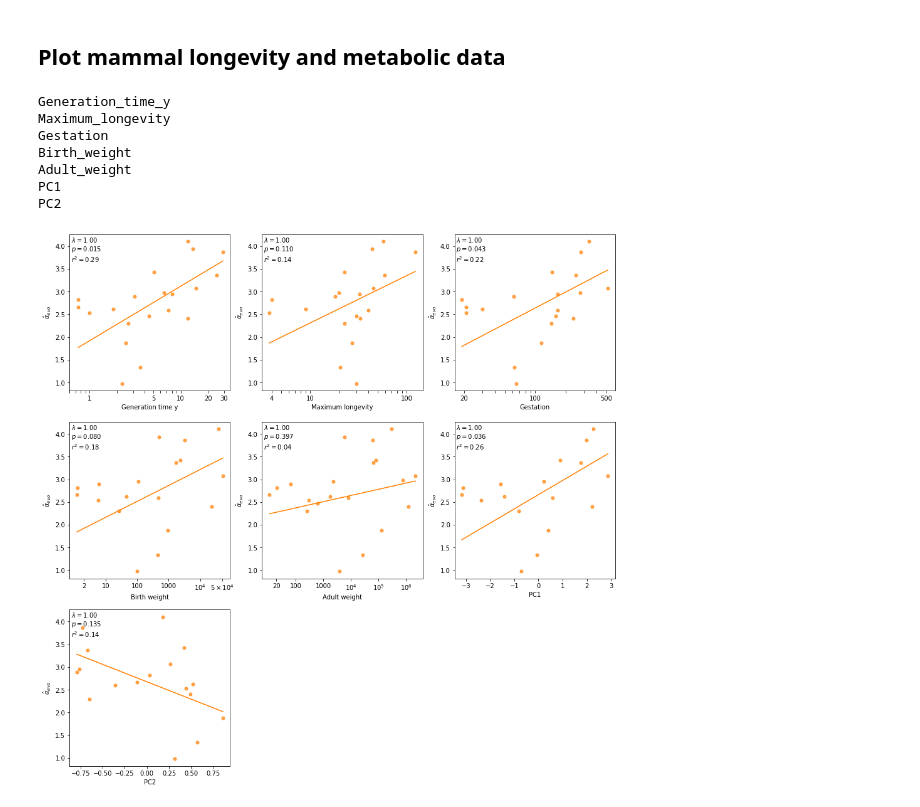
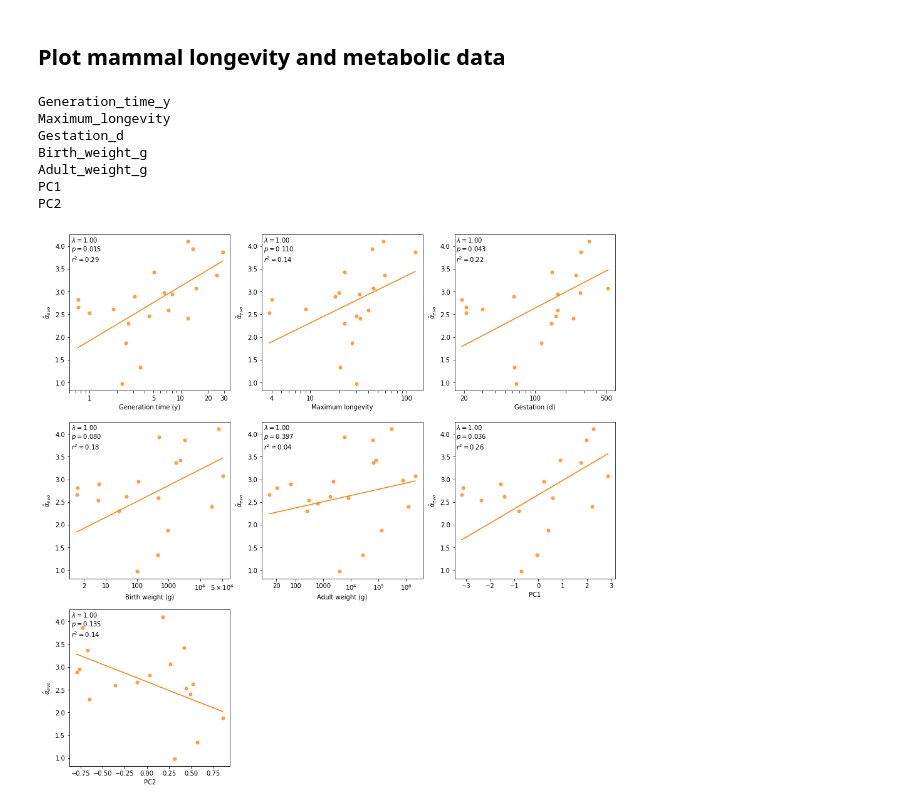
Before and after one commit to flw88/mut_sex_bias_amniotes, a Jupyter notebook: figures/scripts/Figure_SX_PGLS_traits.ipynb, the cells around one changed output. Drawn from its saved outputs; the diff is of its cells as text; code cells hidden in the pictures.

Commit message:
Added units and referenced Table S2 in Figure_SX_PGLS_traits.ipynb

```diff
--- a/figures/scripts/Figure_SX_PGLS_traits.ipynb
+++ b/figures/scripts/Figure_SX_PGLS_traits.ipynb
@@ -13,7 +13,7 @@ import plotlib as plib
 # Load data
 ee = 5
 
-pglsDir = '../../scripts/pgls_res/ee{}/'.format(ee)
+pglsDir = '../../scripts/pgls_res/Me{}/'.format(ee)
 
 klist = ['Mammals', 'Birds']
 
@@ -28,12 +28,12 @@ configDict = {k: pd.read_csv('../../scripts/pgls_config_file.' + k + '.txt', sep
 cDat = pd.read_csv('../../data/plot_colors.tsv', sep='\t', index_col='Order')['Color']
 
 # Common names
-commonDat = pd.read_csv('../../data/Table_S1.csv', sep=',', index_col='Species')['Common_name']
+commonDat = pd.read_csv('../../data/Table_S2.csv', sep=',', index_col='Species')['Common_name']
 # %% [markdown]
 ## Plot mammal longevity and metabolic data
 # %%
 k = 'Mammals'
-eList = [ 'Generation_time_y', 'Maximum_longevity', 'Gestation', 'Birth_weight', 'Adult_weight', 'PC1', 'PC2'] #, 'MutPerYearUCSC']
+eList = [ 'Generation_time_y', 'Maximum_longevity', 'Gestation_d', 'Birth_weight_g', 'Adult_weight_g', 'PC1', 'PC2'] #, 'MutPerYearUCSC']
 (nr, nc) = plib.squarify(len(eList))
 
 eArr = np.array(eList + [''] * (nr*nc - len(eList))).reshape((nr,nc))
@@ -64,36 +64,39 @@ for i in range(nr):
         axs[i,j].scatter('xvar', 'yvar', data=ptDat, c=c, s=25, edgecolors=c, alpha=0.7)
 
         # Legend text
         lab = plib.make_pgls_legend(lnDat.ml_lambda, lnDat.pgls_ml_pval, lnDat.pgls_ml_rsq)
         axs[i,j].annotate(lab, xy=(0.01, 0.99), xycoords='axes fraction', verticalalignment='top')
 
         # Make log axis if needed
         if (e[0:2] != 'PC') and (configDict[k].loc[configDict[k].y == 'Alpha'].loc[e, 'xlog']):
             if e == 'Generation_time_y':
                 xticks = [0.6, 0.7, 0.8, 0.9, *range(1, 10), *range(10, 40, 10)]
                 xmaj = [1, 5, *range(10, 40, 10)]
             else:
                 xticks, xmaj = plib.make_log_xticks(xmin, xmax)
             xlab = plib.make_xtick_lab(xticks, xmaj)
 
             axs[i,j].set_xticks(np.log10(xticks))
             axs[i,j].set_xticklabels(xlab)
 
         if e == 'MutPerYearUCSC':
-            axs[i,j].set_xlabel("Substitution rate (per Gb per y)")
+            x_text = 'Substitution rate (per Gb per y)'
         else:
-            axs[i,j].set_xlabel(e.replace('_', ' '))
+            x_text = e.replace('_', ' ')
+            if e[-2] == '_': # Add parentheses around units
+                x_text = x_text[:-1] + '(' + x_text[-1] + ')'
+        axs[i,j].set_xlabel(x_text)
 
         axs[i,j].set_ylabel(r'$\hat{\alpha}_{evo}$')
 
 plt.show(fig)
 fig.savefig('../pdfs/Figure_SX_PGLS_traits.pdf')
 # %% [output]
 Generation_time_y
 Maximum_longevity
-Gestation
-Birth_weight
-Adult_weight
+Gestation_d
+Birth_weight_g
+Adult_weight_g
 PC1
 PC2
-[figure, old version]
+[figure, new version]
```
